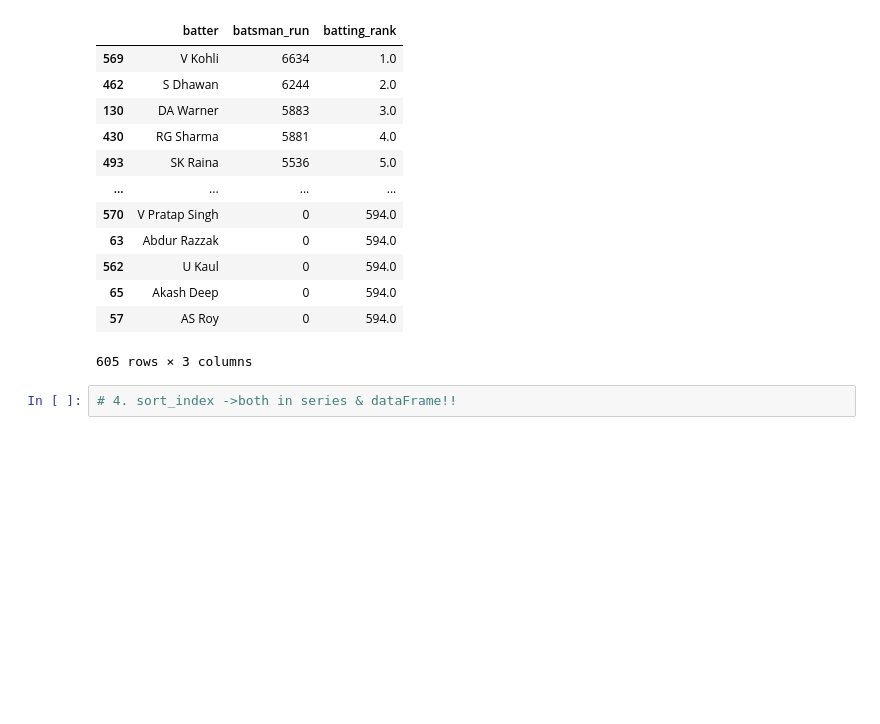
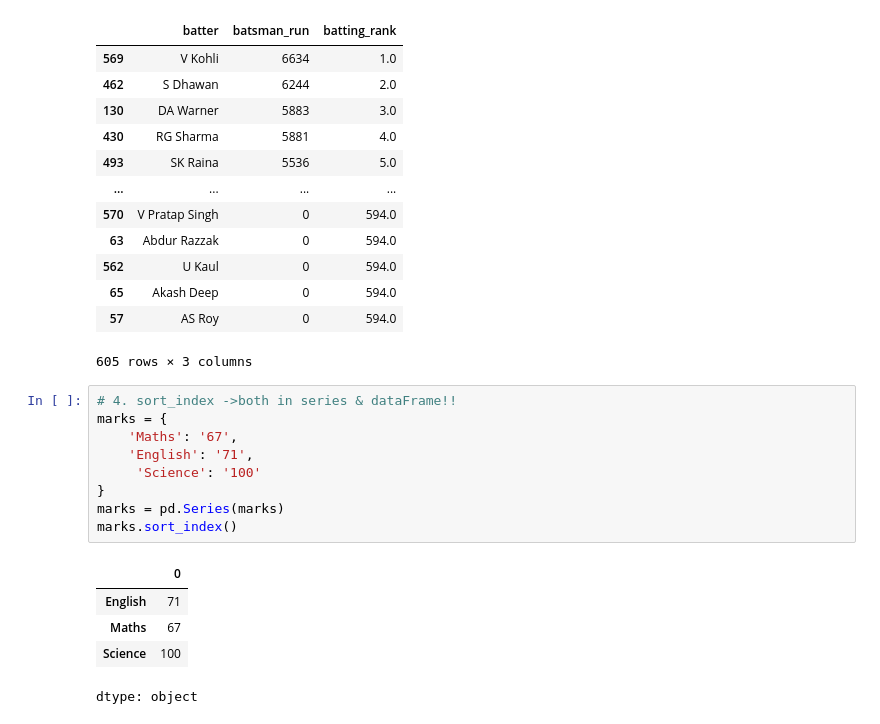
Before and after one commit to vishesh1111/PythonGoogleColab, a Jupyter notebook: Pandas.ipynb, the cells around one changed output. Drawn from its saved outputs; the diff is of its cells as text; blank space fills up the shorter version.

```diff
--- a/Pandas.ipynb
+++ b/Pandas.ipynb
@@ -1215,3 +1202,16 @@ batsman.sort_values('batting_rank')
 605 rows × 3 columns
 # %%
 # 4. sort_index ->both in series & dataFrame!!
+marks = {
+    'Maths': '67',
+    'English': '71',
+     'Science': '100'
+}
+marks = pd.Series(marks)
+marks.sort_index()
+# %% [output]
+|  | 0 |
+| English | 71 |
+| Maths | 67 |
+| Science | 100 |
+dtype: object
```
Also changed, not shown: parts of 13 cells of this notebook.
